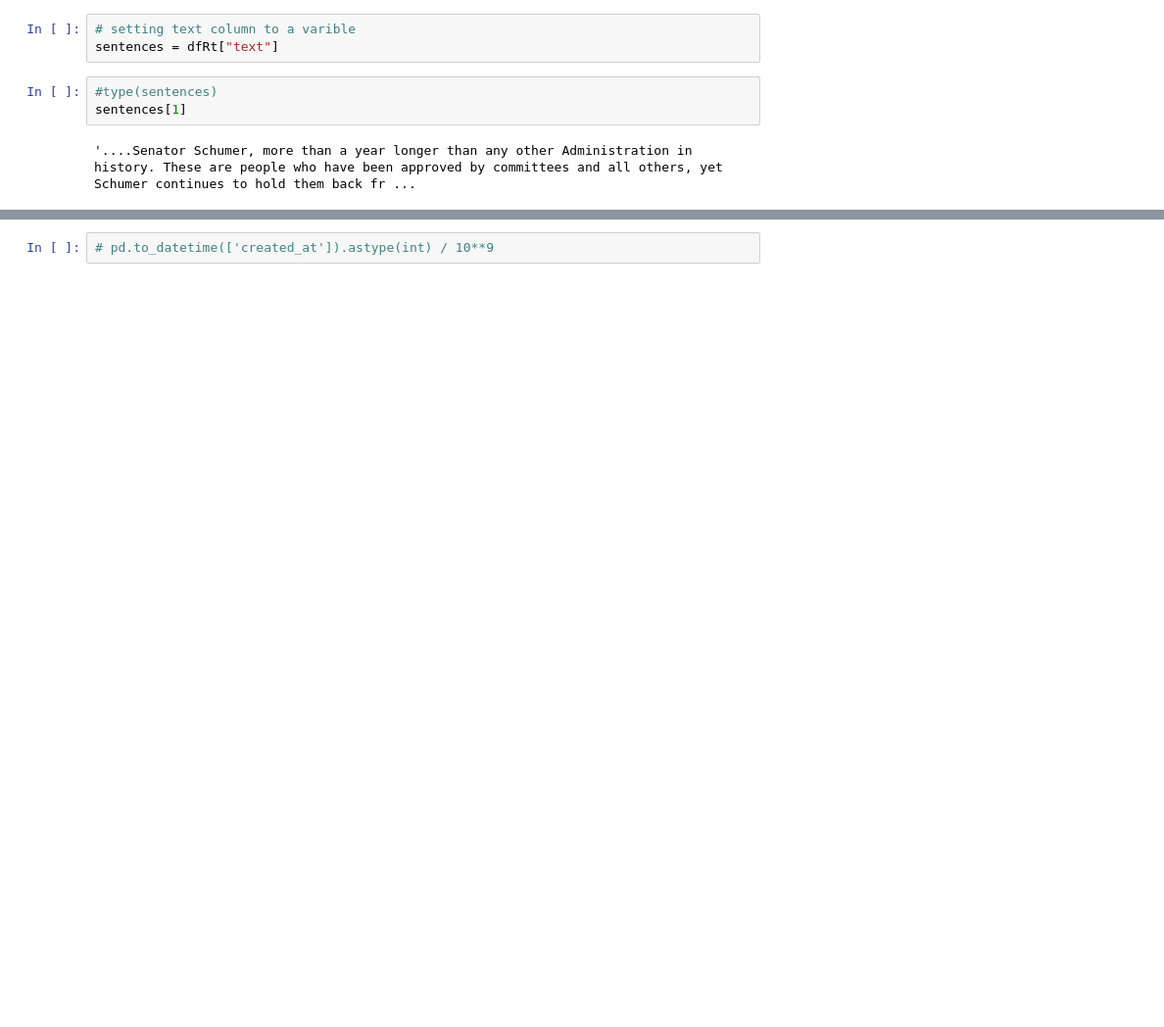
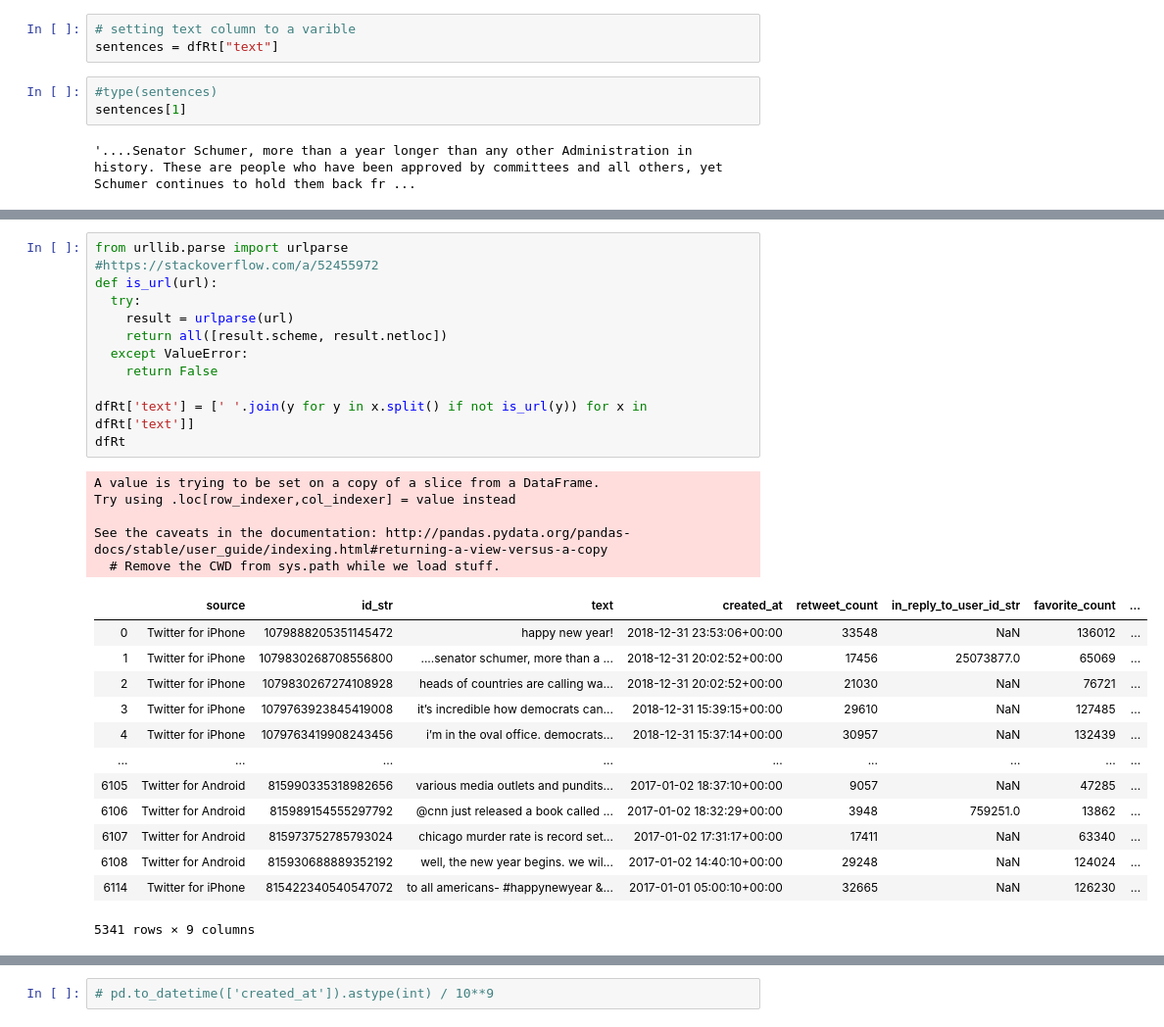
Before and after one commit to tonitiri/Project3, a Jupyter notebook: Final_Project-master/notebooks/NLP Sklearn.ipynb, the cells around one changed output, grey strips where cells are left out. Shown at 98% size. Drawn from its saved outputs; the diff is of its cells as text; blank space fills up the shorter version.

```diff
--- a/Project3-master/NLP Sklearn.ipynb
+++ b/Final_Project-master/notebooks/NLP Sklearn.ipynb
@@ -83 +114,32 @@ sentences[1]
+# %%
+from urllib.parse import urlparse
+#https://stackoverflow.com/a/52455972
+def is_url(url):
+  try:
+    result = urlparse(url)
+    return all([result.scheme, result.netloc])
+  except ValueError:
+    return False
+
+dfRt['text'] = [' '.join(y for y in x.split() if not is_url(y)) for x in dfRt['text']]
+dfRt
+# %% [output]
+A value is trying to be set on a copy of a slice from a DataFrame.
+Try using .loc[row_indexer,col_indexer] = value instead
+
+See the caveats in the documentation: http://pandas.pydata.org/pandas-docs/stable/user_guide/indexing.html#returning-a-view-versus-a-copy
+  # Remove the CWD from sys.path while we load stuff.
+|  | source | id_str | text | created_at | retweet_count | in_reply_to_user_id_str | favorite_count | ... |
+| 0 | Twitter for iPhone | 1079888205351145472 | happy new year! | 2018-12-31 23:53:06+00:00 | 33548 | NaN | 136012 | ... |
+| 1 | Twitter for iPhone | 1079830268708556800 | ....senator schumer, more than a ... | 2018-12-31 20:02:52+00:00 | 17456 | 25073877.0 | 65069 | ... |
+| 2 | Twitter for iPhone | 1079830267274108928 | heads of countries are calling wa... | 2018-12-31 20:02:52+00:00 | 21030 | NaN | 76721 | ... |
+| 3 | Twitter for iPhone | 1079763923845419008 | it’s incredible how democrats can... | 2018-12-31 15:39:15+00:00 | 29610 | NaN | 127485 | ... |
+| 4 | Twitter for iPhone | 1079763419908243456 | i’m in the oval office. democrats... | 2018-12-31 15:37:14+00:00 | 30957 | NaN | 132439 | ... |
+| ... | ... | ... | ... | ... | ... | ... | ... | ... |
+| 6105 | Twitter for Android | 815990335318982656 | various media outlets and pundits... | 2017-01-02 18:37:10+00:00 | 9057 | NaN | 47285 | ... |
+| 6106 | Twitter for Android | 815989154555297792 | @cnn just released a book called ... | 2017-01-02 18:32:29+00:00 | 3948 | 759251.0 | 13862 | ... |
+| 6107 | Twitter for Android | 815973752785793024 | chicago murder rate is record set... | 2017-01-02 17:31:17+00:00 | 17411 | NaN | 63340 | ... |
+| 6108 | Twitter for Android | 815930688889352192 | well, the new year begins. we wil... | 2017-01-02 14:40:10+00:00 | 29248 | NaN | 124024 | ... |
+| 6114 | Twitter for iPhone | 815422340540547072 | to all americans- #happynewyear &... | 2017-01-01 05:00:10+00:00 | 32665 | NaN | 126230 | ... |
+5341 rows × 9 columns
 # %%
```
Also changed, not shown: parts of 29 cells of this notebook, 44 other files.
